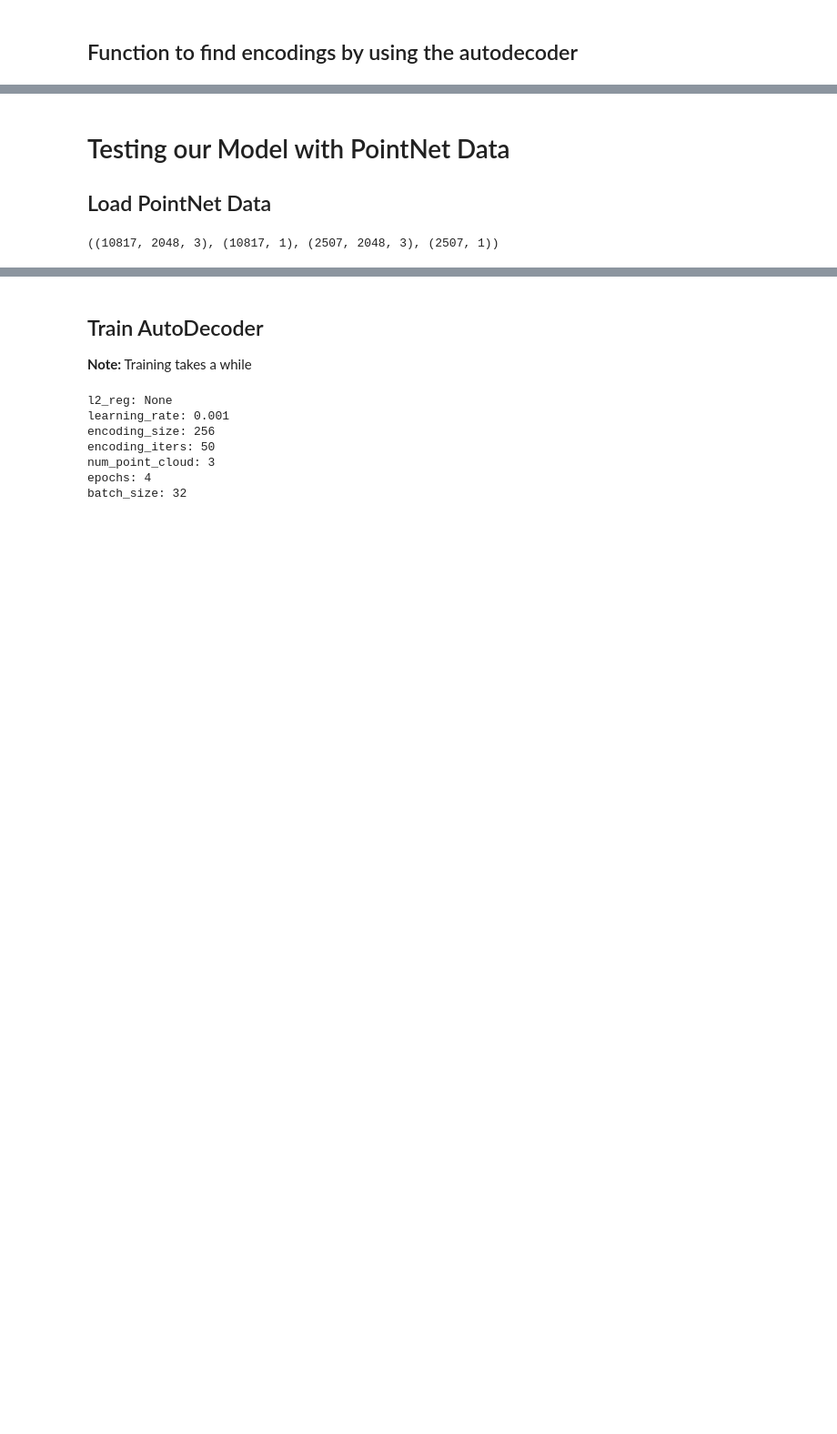
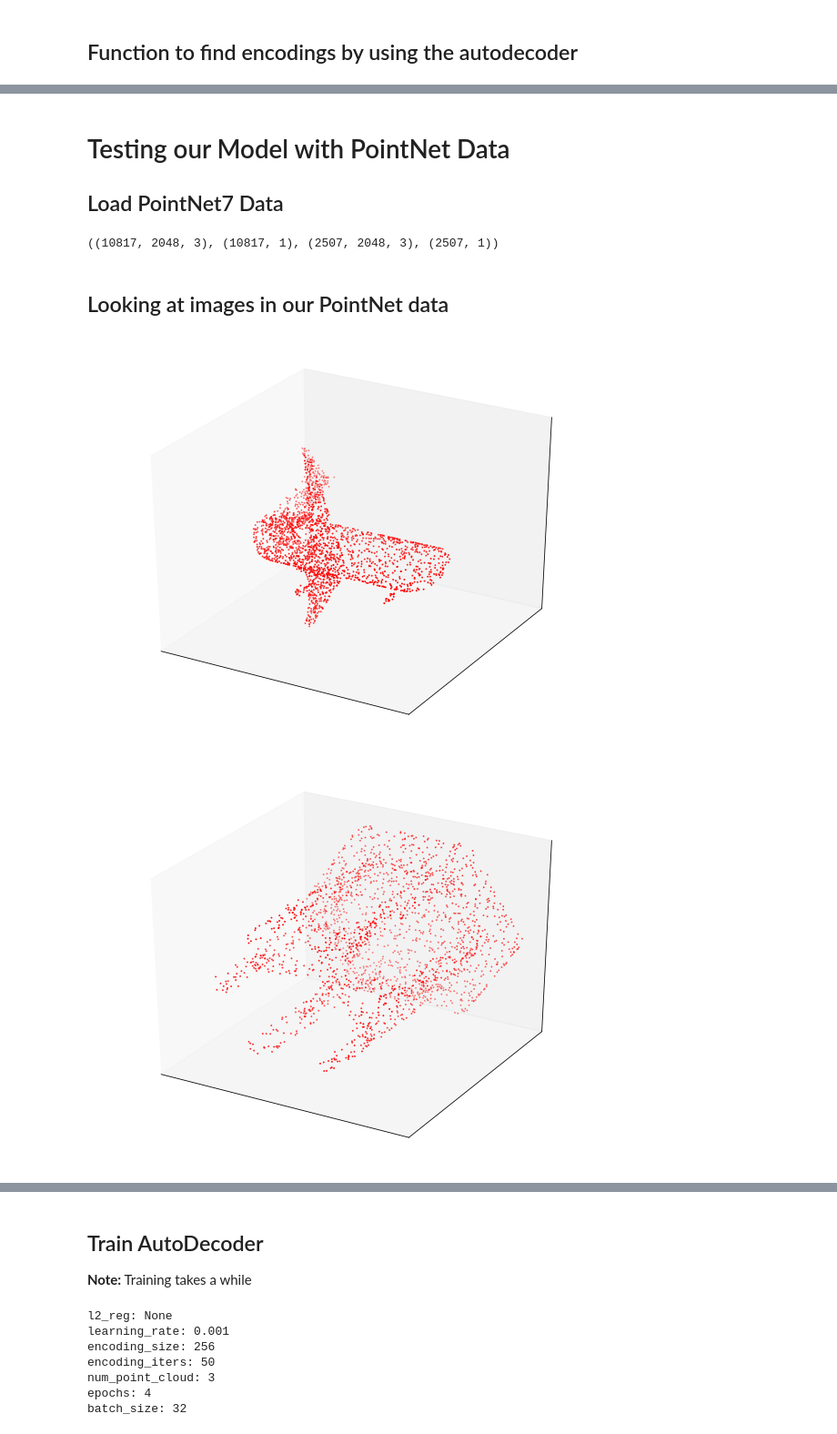
Before and after one commit to SamSamhuns/autodecoder_ensemble_net_for_3D_objects, a Jupyter notebook: autodecoder_ensemble_net.ipynb, the cells around one changed output, grey strips where cells are left out. Shown at 91% size. Drawn from its saved outputs; the diff is of its cells as text; code cells hidden in the pictures; blank space fills up the shorter version.

```diff
--- a/autodecoder_ensemble_net.ipynb
+++ b/autodecoder_ensemble_net.ipynb
@@ -845,7 +913,7 @@ At batch:0, Chamfer Loss:0.005328803323209286, Encoding Chamfer Loss:0.005329195
 # %% [markdown]
 # Testing our Model with PointNet Data
 
-## Load PointNet Data
+## Load PointNet7 Data
 # %%
 pn_train_data   = np.load("./data/PointNetData/train/pntcloud_7.npy")
 pn_train_labels = np.load("./data/PointNetData/train/label_7.npy")
@@ -855,3 +923,11 @@ pn_test_labels  = np.load("./data/PointNetData/test/label_7.npy")
 pn_train_data.shape, pn_train_labels.shape, pn_test_data.shape, pn_test_labels.shape
 # %% [output]
 ((10817, 2048, 3), (10817, 1), (2507, 2048, 3), (2507, 1))
+# %% [markdown]
+## Looking at images in our PointNet data
+# %%
+for i in range(10):
+    visualize_npy(pn_train_data[i], save_img_fpath=None)
+# %% [output]
+[figure, added]
+[figure, added]
```
Also changed, not shown: parts of 66 cells of this notebook, 1 other file.
